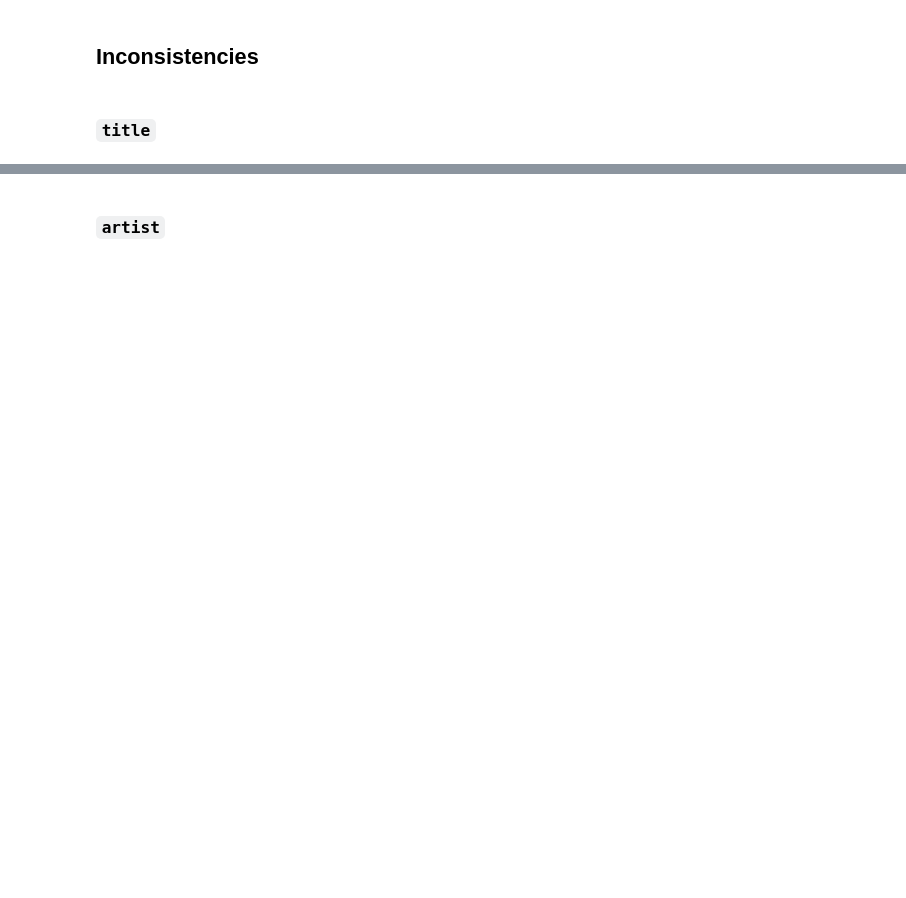
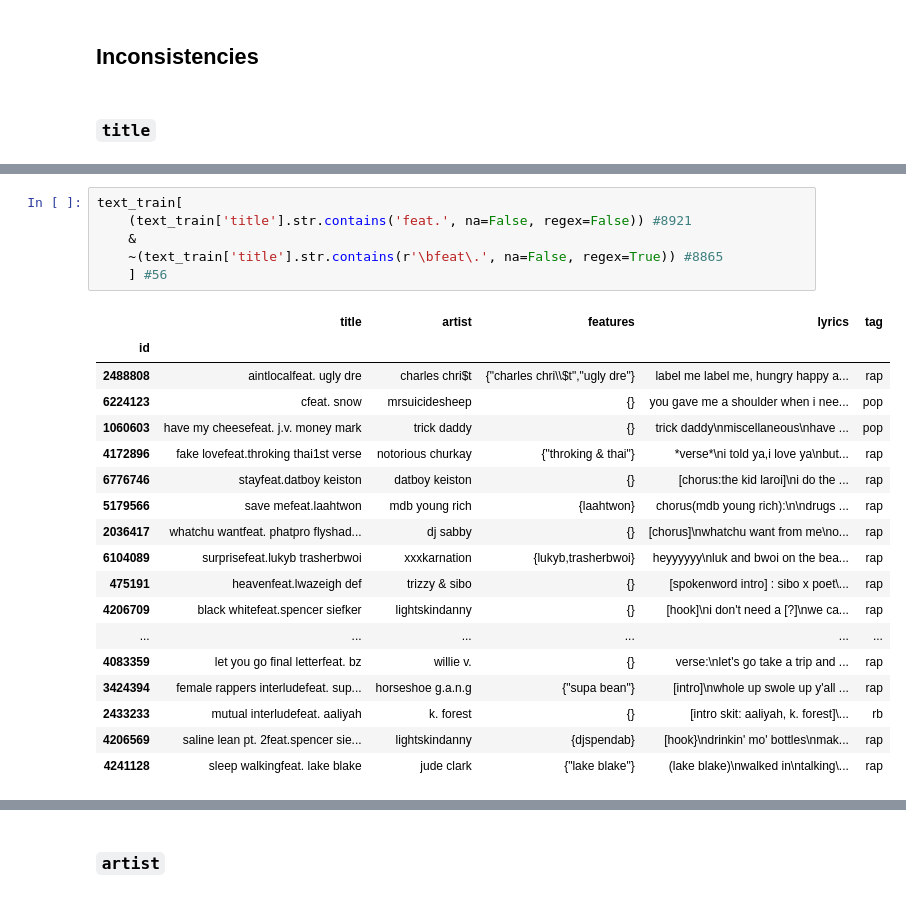
Before and after one commit to ARCadete21/Text-Mining-Project, a Jupyter notebook: eda.ipynb, the cells around one changed output, grey strips where cells are left out. Saved outputs shown, nothing was run; the diff lists cells and outputs as text; blank space fills up the shorter version.

```diff
--- a/eda.ipynb
+++ b/eda.ipynb
@@ -502,0 +653,25 @@ train[train['title'].str.contains(' - ', na=False)]
+# %%
+text_train[
+    (text_train['title'].str.contains('feat.', na=False, regex=False)) #8921
+    &
+    ~(text_train['title'].str.contains(r'\bfeat\.', na=False, regex=True)) #8865
+    ] #56
+# %% [output]
+|  | title | artist | features | lyrics | tag |
+| id |  |  |  |  |  |
+| 2488808 | aintlocalfeat. ugly dre | charles chri$t | {"charles chri\\$t","ugly dre"} | label me label me, hungry happy a... | rap |
+| 6224123 | cfeat. snow | mrsuicidesheep | {} | you gave me a shoulder when i nee... | pop |
+| 1060603 | have my cheesefeat. j.v. money mark | trick daddy | {} | trick daddy\nmiscellaneous\nhave ... | pop |
+| 4172896 | fake lovefeat.throking thai1st verse | notorious churkay | {"throking & thai"} | *verse*\ni told ya,i love ya\nbut... | rap |
+| 6776746 | stayfeat.datboy keiston | datboy keiston | {} | [chorus:the kid laroi]\ni do the ... | rap |
+| 5179566 | save mefeat.laahtwon | mdb young rich | {laahtwon} | chorus(mdb young rich):\n\ndrugs ... | rap |
+| 2036417 | whatchu wantfeat. phatpro flyshad... | dj sabby | {} | [chorus]\nwhatchu want from me\no... | rap |
+| 6104089 | surprisefeat.lukyb trasherbwoi | xxxkarnation | {lukyb,trasherbwoi} | heyyyyyy\nluk and bwoi on the bea... | rap |
+| 475191 | heavenfeat.lwazeigh def | trizzy & sibo | {} | [spokenword intro] : sibo x poet\... | rap |
+| 4206709 | black whitefeat.spencer siefker | lightskindanny | {} | [hook]\ni don't need a [?]\nwe ca... | rap |
+| ... | ... | ... | ... | ... | ... |
+| 4083359 | let you go final letterfeat. bz | willie v. | {} | verse:\nlet's go take a trip and ... | rap |
+| 3424394 | female rappers interludefeat. sup... | horseshoe g.a.n.g | {"supa bean"} | [intro]\nwhole up swole up y'all ... | rap |
+| 2433233 | mutual interludefeat. aaliyah | k. forest | {} | [intro skit: aaliyah, k. forest]\... | rb |
+| 4206569 | saline lean pt. 2feat.spencer sie... | lightskindanny | {djspendab} | [hook}\ndrinkin' mo' bottles\nmak... | rap |
+| 4241128 | sleep walkingfeat. lake blake | jude clark | {"lake blake"} | (lake blake)\nwalked in\ntalking\... | rap |
```
Also changed, not shown: parts of 62 cells of this notebook.
